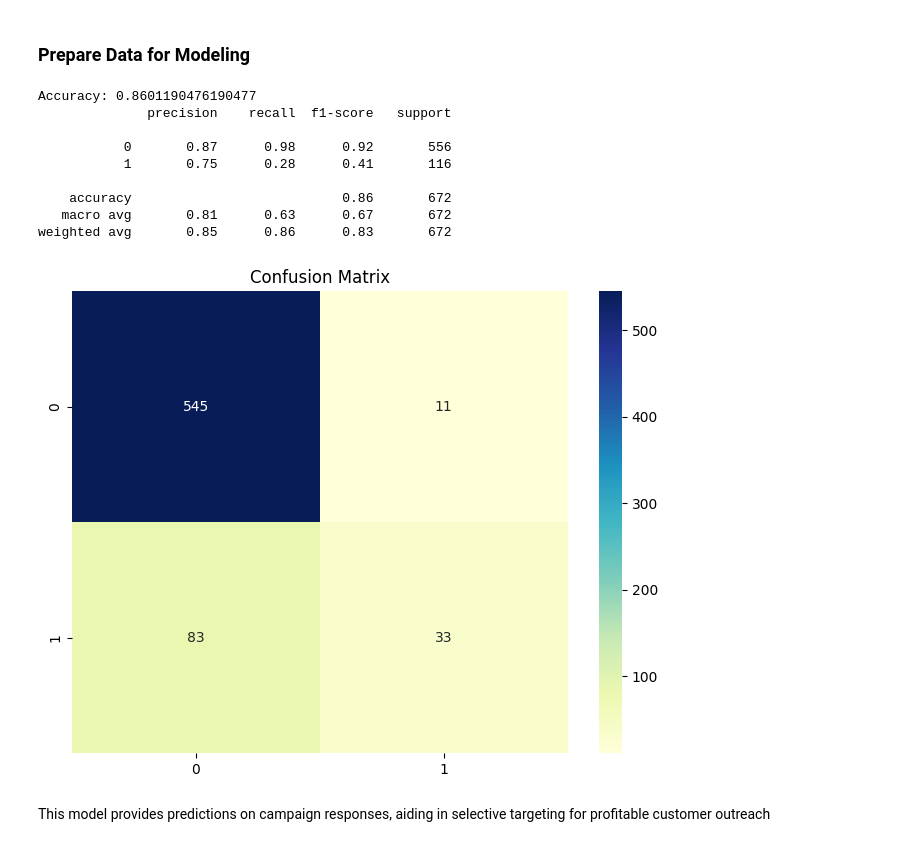
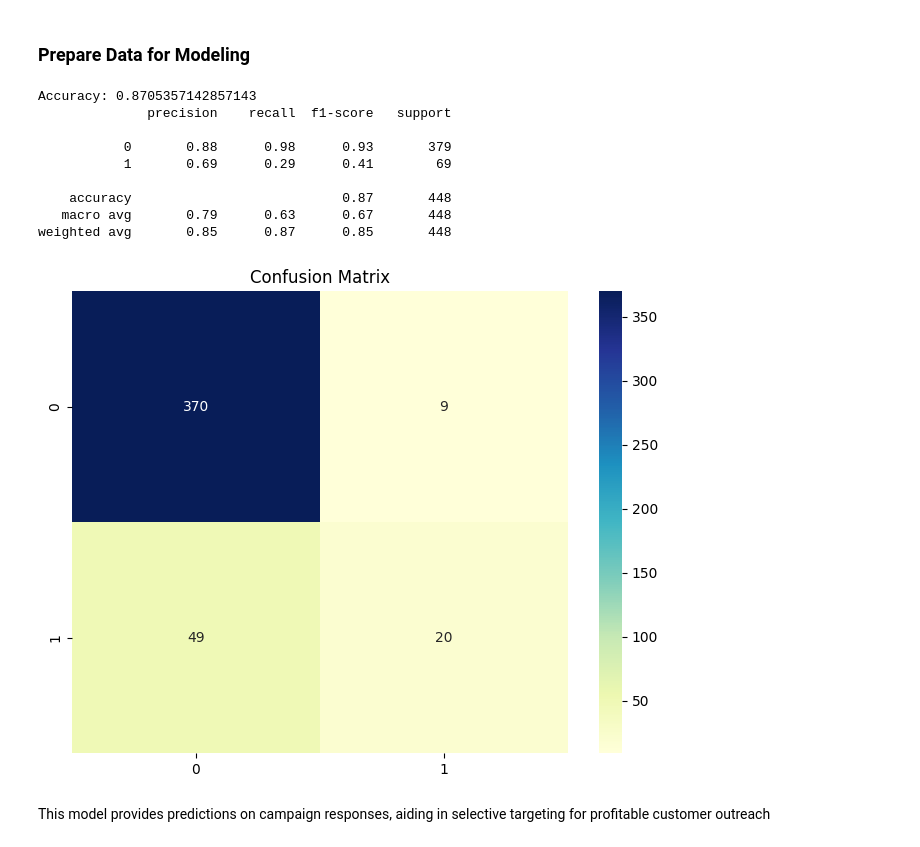
Before and after one commit to Saikat1411/Marketing_Data_Analysis, a Jupyter notebook: Marketing_Data_Analysis.ipynb, the cells around one changed output. Saved outputs shown, nothing was run; the diff lists cells and outputs as text; code cells hidden in the pictures.

```diff
--- a/Marketing_Data_Analysis.ipynb
+++ b/Marketing_Data_Analysis.ipynb
@@ -373,34 +378,34 @@ X_train, X_test, y_train, y_test = train_test_split(X, y, test_size=0.3, random_
 # %%
 # Perform one-hot encoding on categorical features
 X = pd.get_dummies(X)  # This will convert categorical columns to numerical using one-hot encoding
 
 # Train-test split after encoding
-X_train, X_test, y_train, y_test = train_test_split(X, y, test_size=0.3, random_state=0)
+X_train, X_test, y_train, y_test = train_test_split(X, y, test_size=0.2, random_state=42)
 
 # Initialize and train the RandomForest Classifier
-model = RandomForestClassifier(random_state=0)
+model = RandomForestClassifier(random_state=42)
 model.fit(X_train, y_train)
 
 # Model predictions and evaluation
 y_pred = model.predict(X_test)
 print("Accuracy:", accuracy_score(y_test, y_pred))
 print(classification_report(y_test, y_pred))
 
 # Confusion Matrix
 plt.figure(figsize=(8, 6))
 sns.heatmap(confusion_matrix(y_test, y_pred), annot=True, fmt="d", cmap="YlGnBu")
 plt.title('Confusion Matrix')
 plt.show()
 # %% [output]
-Accuracy: 0.8601190476190477
+Accuracy: 0.8705357142857143
               precision    recall  f1-score   support
 
-           0       0.87      0.98      0.92       556
-           1       0.75      0.28      0.41       116
+           0       0.88      0.98      0.93       379
+           1       0.69      0.29      0.41        69
 
-    accuracy                           0.86       672
-   macro avg       0.81      0.63      0.67       672
-weighted avg       0.85      0.86      0.83       672
+    accuracy                           0.87       448
+   macro avg       0.79      0.63      0.67       448
+weighted avg       0.85      0.87      0.85       448
-[figure, old version]
+[figure, new version]
 # %% [markdown]
 This model provides predictions on campaign responses, aiding in selective targeting for profitable customer outreach
```
Also changed, not shown: parts of 4 cells of this notebook.
